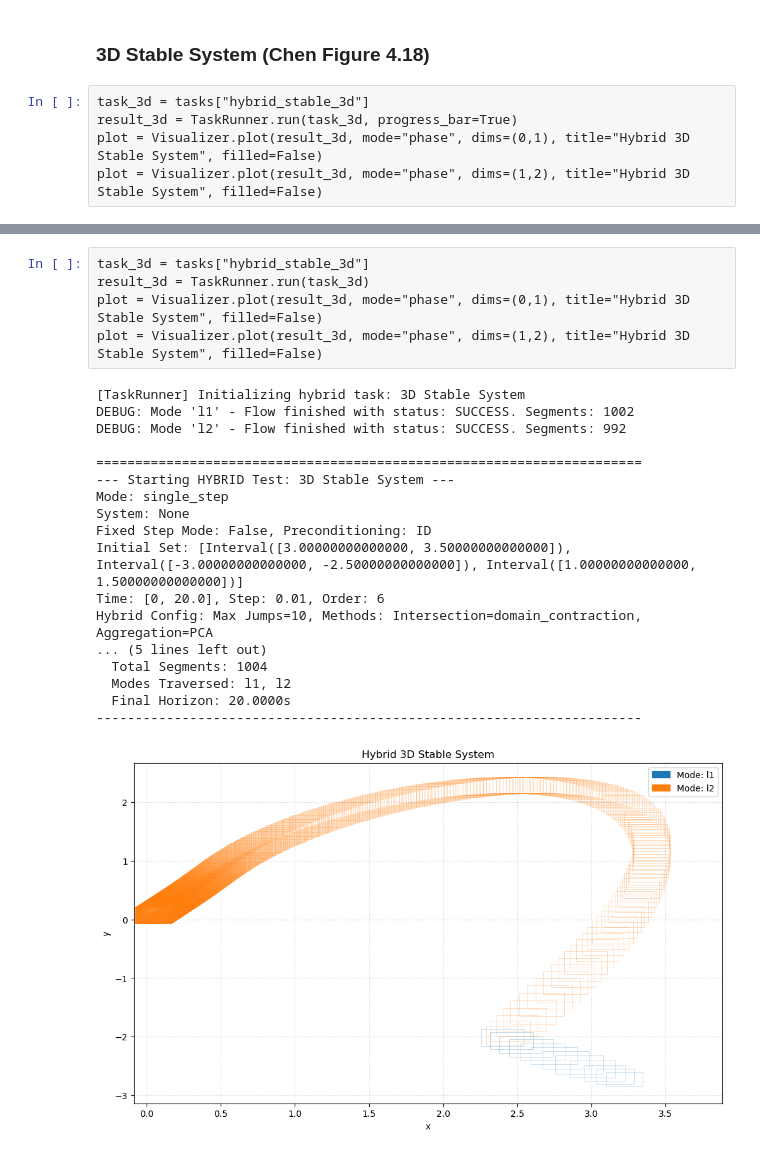
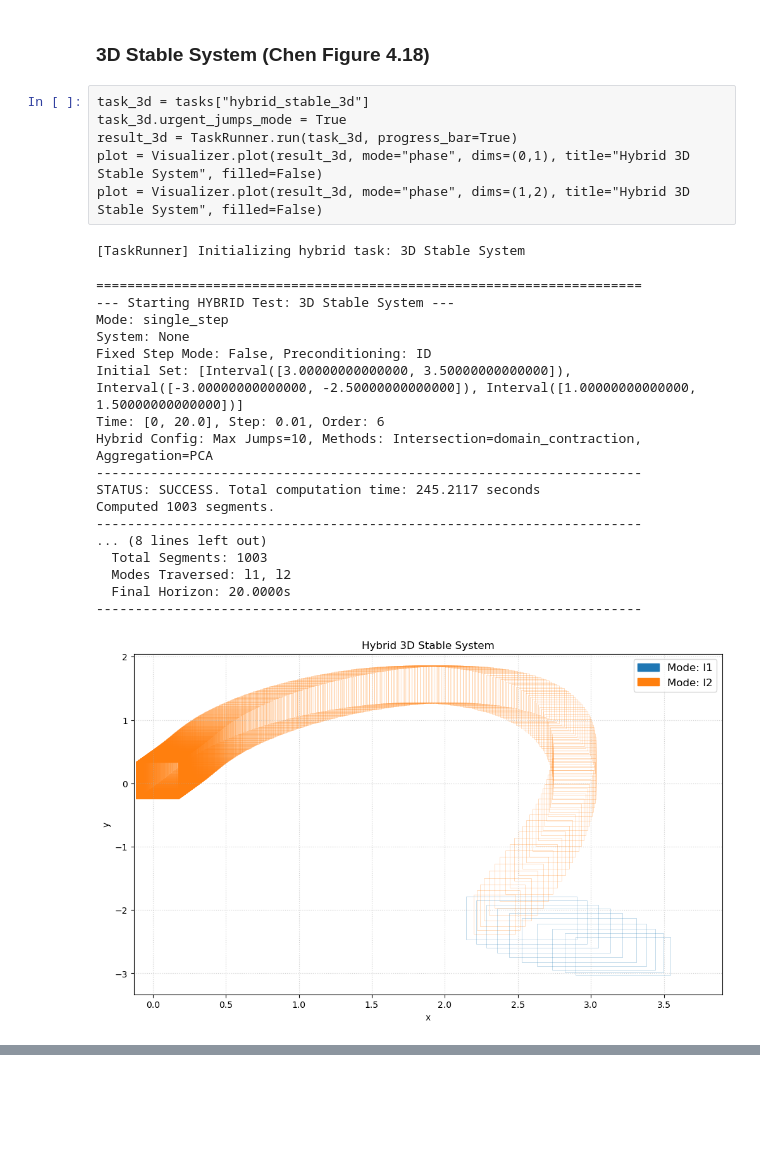
Before and after one commit to sssabry/tera, a Jupyter notebook: Examples/Hybrid.ipynb, the cells around one changed output, grey strips where cells are left out. Cells and saved outputs as stored; diff of their text form; blank space fills up the shorter version.

```diff
--- a/Examples/Hybrid.ipynb
+++ b/Examples/Hybrid.ipynb
@@ -89,6 +142,27 @@ plot = Visualizer.plot(result_2d, mode="phase", title="Hybrid 2D Stable System",
 ### 3D Stable System (Chen Figure 4.18)
 # %%
 task_3d = tasks["hybrid_stable_3d"]
+task_3d.urgent_jumps_mode = True
 result_3d = TaskRunner.run(task_3d, progress_bar=True)
 plot = Visualizer.plot(result_3d, mode="phase", dims=(0,1), title="Hybrid 3D Stable System", filled=False)
 plot = Visualizer.plot(result_3d, mode="phase", dims=(1,2), title="Hybrid 3D Stable System", filled=False)
+# %% [output]
+[TaskRunner] Initializing hybrid task: 3D Stable System
+======================================================================
+--- Starting HYBRID Test: 3D Stable System ---
+Mode: single_step
+System: None
+Fixed Step Mode: False, Preconditioning: ID
+Initial Set: [Interval([3.00000000000000, 3.50000000000000]), Interval([-3.00000000000000, -2.50000000000000]), Interval([1.00000000000000, 1.50000000000000])]
+Time: [0, 20.0], Step: 0.01, Order: 6
+Hybrid Config: Max Jumps=10, Methods: Intersection=domain_contraction, Aggregation=PCA
+----------------------------------------------------------------------
+STATUS: SUCCESS. Total computation time: 245.2117 seconds
+Computed 1003 segments.
+----------------------------------------------------------------------
+... (8 lines left out)
+  Total Segments: 1003
+  Modes Traversed: l1, l2
+  Final Horizon: 20.0000s
+----------------------------------------------------------------------
+[figure, added]
@@ -95,24 +169,0 @@ plot = Visualizer.plot(result_3d, mode="phase", dims=(1,2), title="Hybrid 3D Sta
-# %%
-task_3d = tasks["hybrid_stable_3d"]
-result_3d = TaskRunner.run(task_3d)
-plot = Visualizer.plot(result_3d, mode="phase", dims=(0,1), title="Hybrid 3D Stable System", filled=False)
-plot = Visualizer.plot(result_3d, mode="phase", dims=(1,2), title="Hybrid 3D Stable System", filled=False)
-# %% [output]
-[TaskRunner] Initializing hybrid task: 3D Stable System
-DEBUG: Mode 'l1' - Flow finished with status: SUCCESS. Segments: 1002
-DEBUG: Mode 'l2' - Flow finished with status: SUCCESS. Segments: 992
-
-======================================================================
---- Starting HYBRID Test: 3D Stable System ---
-Mode: single_step
-System: None
-Fixed Step Mode: False, Preconditioning: ID
-Initial Set: [Interval([3.00000000000000, 3.50000000000000]), Interval([-3.00000000000000, -2.50000000000000]), Interval([1.00000000000000, 1.50000000000000])]
-Time: [0, 20.0], Step: 0.01, Order: 6
-Hybrid Config: Max Jumps=10, Methods: Intersection=domain_contraction, Aggregation=PCA
-... (5 lines left out)
-  Total Segments: 1004
-  Modes Traversed: l1, l2
-  Final Horizon: 20.0000s
-----------------------------------------------------------------------
-[figure, removed]
```
Also changed, not shown: parts of 3 cells of this notebook, 14 other files.
